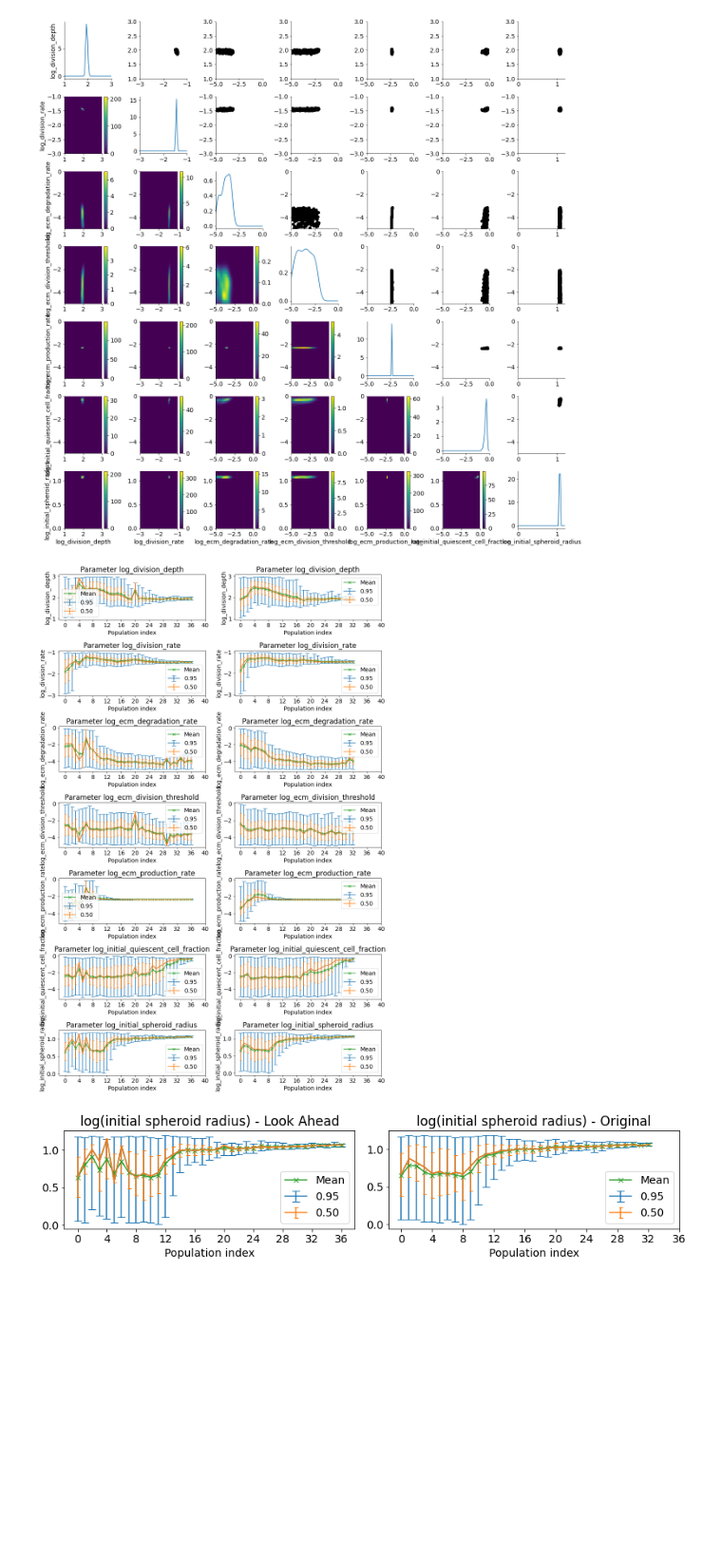
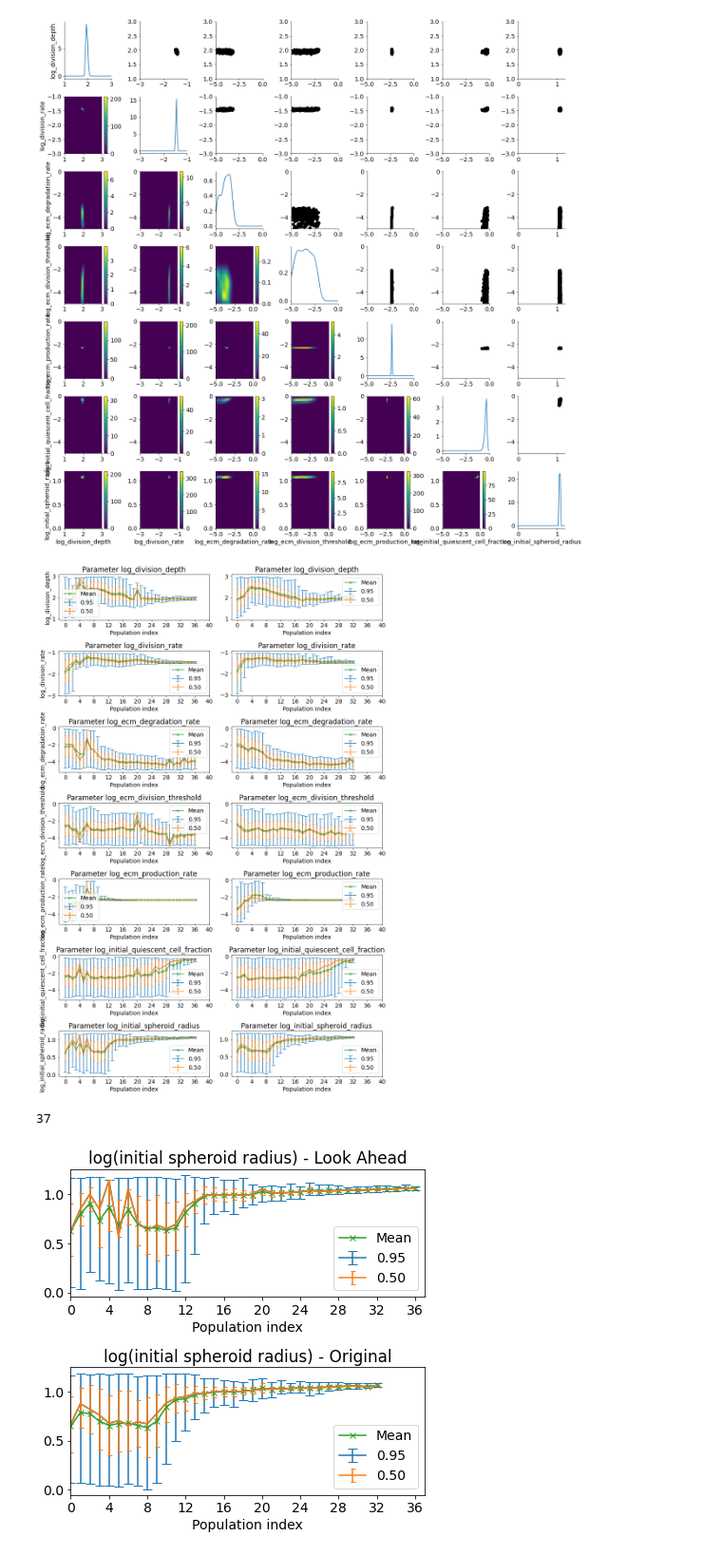
Before and after one commit to ICB-DCM/lookahead-study, a Jupyter notebook: models/Tumor/TumorVisualization.ipynb, the cells around one changed output. Shown at 95% size. Cells and saved outputs as stored; diff of their text form; code cells hidden in the pictures; blank space fills up the shorter version.

```diff
--- a/models/Tumor/TumorVisualization.ipynb
+++ b/models/Tumor/TumorVisualization.ipynb
@@ -98,52 +98,59 @@ for i in range(0,len(parameter_names)):
     ax.set_xticks(xticks)
     ax.set_xticklabels(xticks)
     ax.set_xlabel("Population index")
+    ax.set_ylabel(None)
 
 
 fig.tight_layout()
 
 fig.savefig("/home/felipe/MTGraphics/Tumor/Tumor"+str(psize)+"CredibleIntervals"+str(version)+".pdf")
 # %% [output]
-[figure, old version]
+[figure, new version]
 # %%
-fig, axes = plt.subplots(1,2, figsize=(12, 3))
+fig, axes = plt.subplots(2,1, figsize=(6, 6))
 
 xticks = [0]
 i=0
-while i < len(history_DLA.get_all_populations())-2:
+max_gen=max(len(history_DLA.get_all_populations()), len(history_ORI.get_all_populations()))-1
+print(max_gen)
+
+while i < max_gen-1:
     i=i+4
     xticks.append(i)
 
 for i in [6]:
     ax = axes[0]
 
     pyabc.visualization.plot_credible_intervals(
     history_DLA, levels=[0.95, 0.5], par_names=[parameter_names[i]],
     show_mean=True, arr_ax = ax)
 
     ax.set_title("log(initial spheroid radius) - Look Ahead")
+    ax.set_xlim(xmin=0,xmax=max_gen)
     ax.set_xticks(xticks)
     ax.set_xticklabels(xticks)
     ax.set_ylabel(None)
     ax.set_xlabel("Population index")
 
     ax = axes[1]
     pyabc.visualization.plot_credible_intervals(
     history_ORI, levels=[0.95, 0.5], par_names=[parameter_names[i]],
     show_mean=True, arr_ax = ax)
     ax.set_xlabel("Population index")
 
 
     ax.set_title("log(initial spheroid radius) - Original")
+    ax.set_xlim(xmin=0,xmax=max_gen)
     ax.set_xticks(xticks)
     ax.set_ylabel(None)
     ax.set_xticklabels(xticks)
 
 fig.tight_layout()
 
 fig.savefig("/home/felipe/MTGraphics/Tumor/Tumor"+str(psize)+"CI1Par"+str(version)+".pdf")
 # %% [output]
+37
-[figure, old version]
+[figure, new version]
 # %%
 fig, ax = plt.subplots(1,1)
 
```
Also changed, not shown: parts of 7 cells of this notebook, 10 other files.
